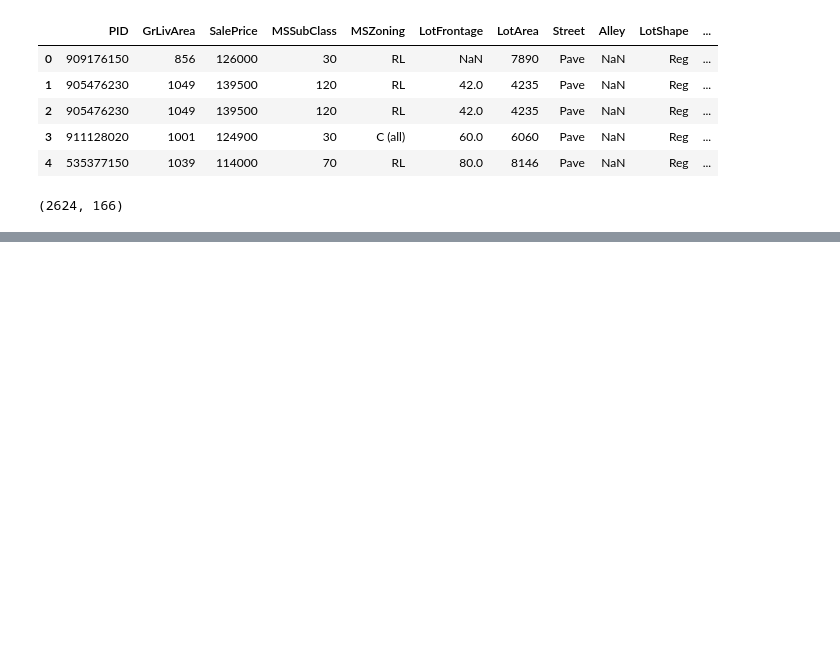
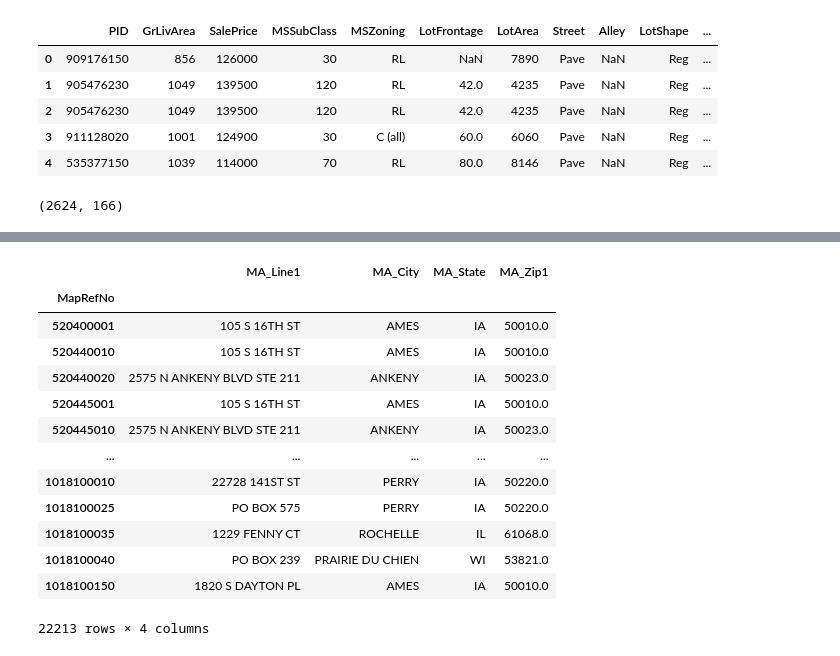
Before and after one commit to danieljinchoy/ames_housing_ml, a Jupyter notebook: Data_Preprocessing.ipynb, the cells around one changed output, grey strips where cells are left out. Drawn from its saved outputs; the diff is of its cells as text; code cells hidden in the pictures; blank space fills up the shorter version.

```diff
--- a/Data_Preprocessing.ipynb
+++ b/Data_Preprocessing.ipynb
@@ -191,0 +194,2 @@ ames_df.shape
+# %%
+real_estate_ = real_estate.copy()
@@ -191,0 +216,17 @@ ames_df.shape
+# %%
+real_estate_[['MA_Line1','MA_City','MA_State','MA_Zip1']]
+# %% [output]
+|  | MA_Line1 | MA_City | MA_State | MA_Zip1 |
+| MapRefNo |  |  |  |  |
+| 520400001 | 105 S 16TH ST | AMES | IA | 50010.0 |
+| 520440010 | 105 S 16TH ST | AMES | IA | 50010.0 |
+| 520440020 | 2575 N ANKENY BLVD STE 211 | ANKENY | IA | 50023.0 |
+| 520445001 | 105 S 16TH ST | AMES | IA | 50010.0 |
+| 520445010 | 2575 N ANKENY BLVD STE 211 | ANKENY | IA | 50023.0 |
+| ... | ... | ... | ... | ... |
+| 1018100010 | 22728 141ST ST | PERRY | IA | 50220.0 |
+| 1018100025 | PO BOX 575 | PERRY | IA | 50220.0 |
+| 1018100035 | 1229 FENNY CT | ROCHELLE | IL | 61068.0 |
+| 1018100040 | PO BOX 239 | PRAIRIE DU CHIEN | WI | 53821.0 |
+| 1018100150 | 1820 S DAYTON PL | AMES | IA | 50010.0 |
+22213 rows × 4 columns
```
Also changed, not shown: parts of 8 cells of this notebook, 1 other file.
